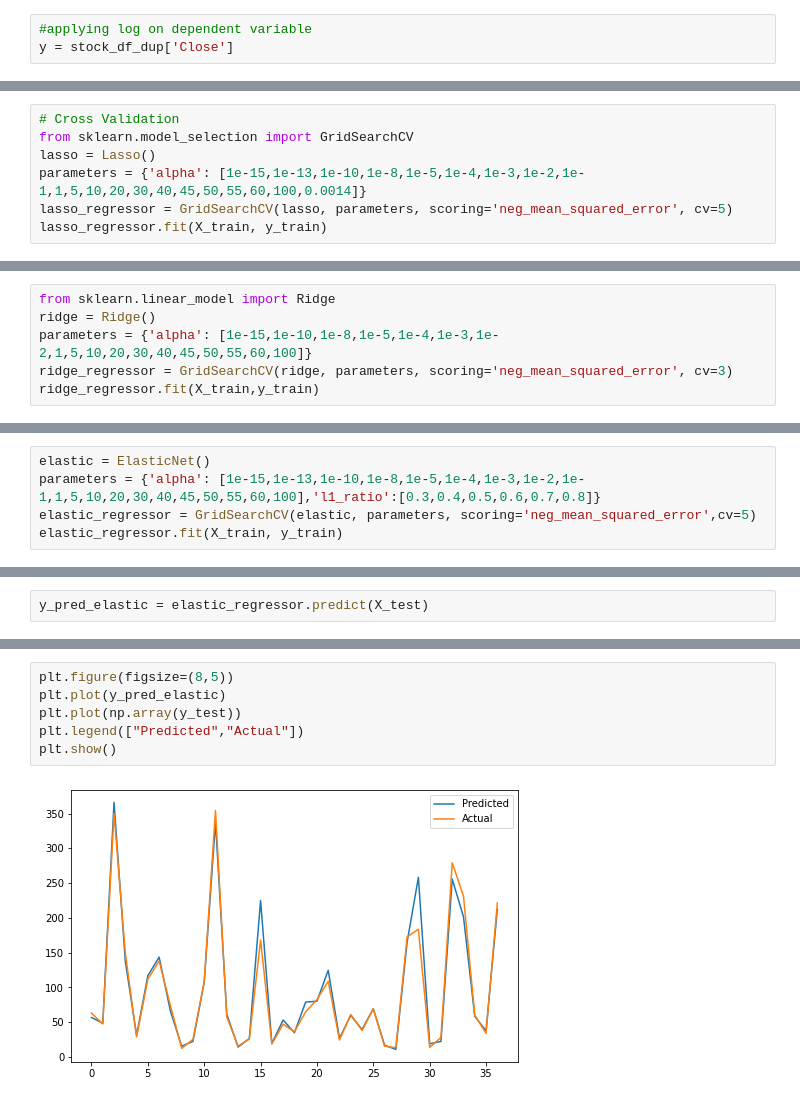
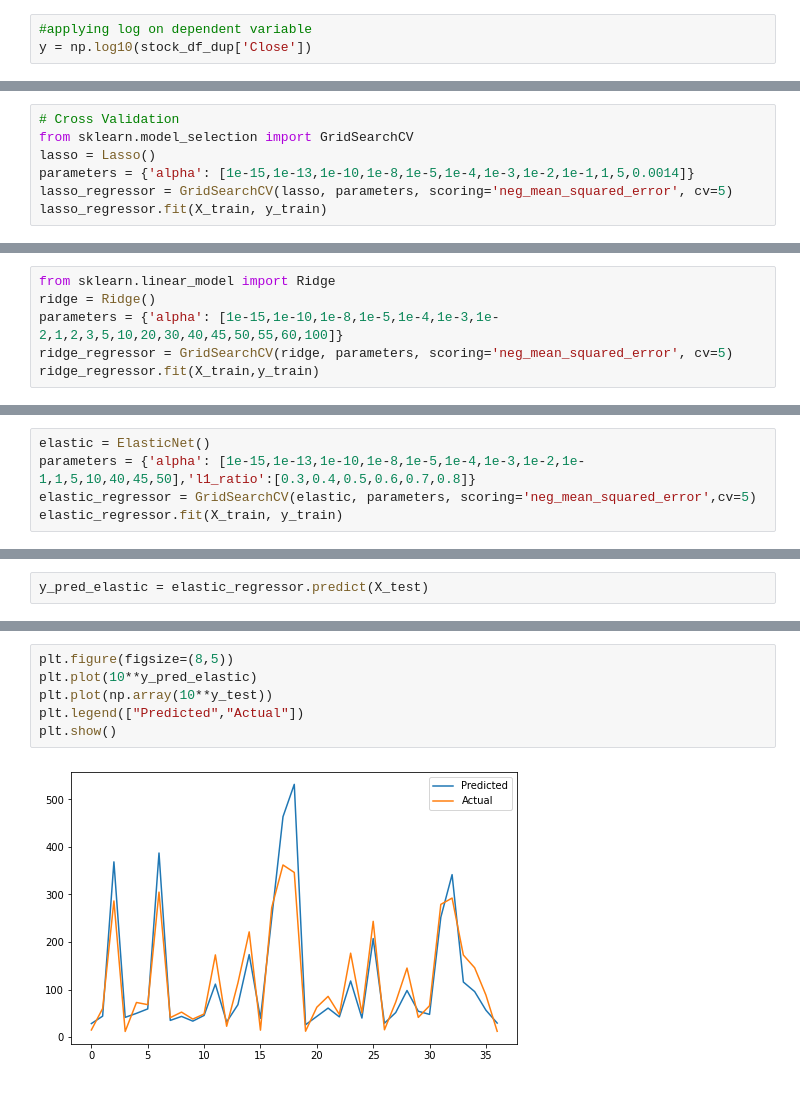
Before and after one commit to Mdanish2020/Yes_Bank_Stock_closing_Price_Prediction, a Jupyter notebook: ML_Capstone_project(Regression).ipynb, the cells around one changed output, grey strips where cells are left out. Drawn from its saved outputs; the diff is of its cells as text.

```diff
--- a/ML_Capstone_project(Regression).ipynb
+++ b/ML_Capstone_project(Regression).ipynb
@@ -327,6 +327,6 @@ X = stock_df_dup[['Average','Year']]
 # %%
 #applying log on dependent variable
-y = stock_df_dup['Close']
+y = np.log10(stock_df_dup['Close'])
 # %%
 #Importing libraries
 from numpy import math
@@ -439,7 +438,7 @@ lasso.score(X_train, y_train)
 # Cross Validation
 from sklearn.model_selection import GridSearchCV
 lasso = Lasso()
-parameters = {'alpha': [1e-15,1e-13,1e-10,1e-8,1e-5,1e-4,1e-3,1e-2,1e-1,1,5,10,20,30,40,45,50,55,60,100,0.0014]}
+parameters = {'alpha': [1e-15,1e-13,1e-10,1e-8,1e-5,1e-4,1e-3,1e-2,1e-1,1,5,0.0014]}
 lasso_regressor = GridSearchCV(lasso, parameters, scoring='neg_mean_squared_error', cv=5)
 lasso_regressor.fit(X_train, y_train)
 # %% [output]
@@ -489,7 +489,7 @@ Adjusted R2 :  0.9594249395808929
 # %%
 from sklearn.linear_model import Ridge
 ridge = Ridge()
-parameters = {'alpha': [1e-15,1e-10,1e-8,1e-5,1e-4,1e-3,1e-2,1,5,10,20,30,40,45,50,55,60,100]}
-ridge_regressor = GridSearchCV(ridge, parameters, scoring='neg_mean_squared_error', cv=3)
+parameters = {'alpha': [1e-15,1e-10,1e-8,1e-5,1e-4,1e-3,1e-2,1,2,3,5,10,20,30,40,45,50,55,60,100]}
+ridge_regressor = GridSearchCV(ridge, parameters, scoring='neg_mean_squared_error', cv=5)
 ridge_regressor.fit(X_train,y_train)
 # %% [output]
@@ -562,6 +568,6 @@ Adjusted R2 :  0.9594213974558666
 # %%
 elastic = ElasticNet()
-parameters = {'alpha': [1e-15,1e-13,1e-10,1e-8,1e-5,1e-4,1e-3,1e-2,1e-1,1,5,10,20,30,40,45,50,55,60,100],'l1_ratio':[0.3,0.4,0.5,0.6,0.7,0.8]}
+parameters = {'alpha': [1e-15,1e-13,1e-10,1e-8,1e-5,1e-4,1e-3,1e-2,1e-1,1,5,10,40,45,50],'l1_ratio':[0.3,0.4,0.5,0.6,0.7,0.8]}
 elastic_regressor = GridSearchCV(elastic, parameters, scoring='neg_mean_squared_error',cv=5)
 elastic_regressor.fit(X_train, y_train)
 # %% [output]
@@ -605,8 +610,8 @@ Adjusted R2 :  0.9594249395808929
 # %%
 plt.figure(figsize=(8,5))
-plt.plot(y_pred_elastic)
-plt.plot(np.array(y_test))
+plt.plot(10**y_pred_elastic)
+plt.plot(np.array(10**y_test))
 plt.legend(["Predicted","Actual"])
 plt.show()
 # %% [output]
-[figure, old version]
+[figure, new version]
```
Also changed, not shown: parts of 22 cells of this notebook.
